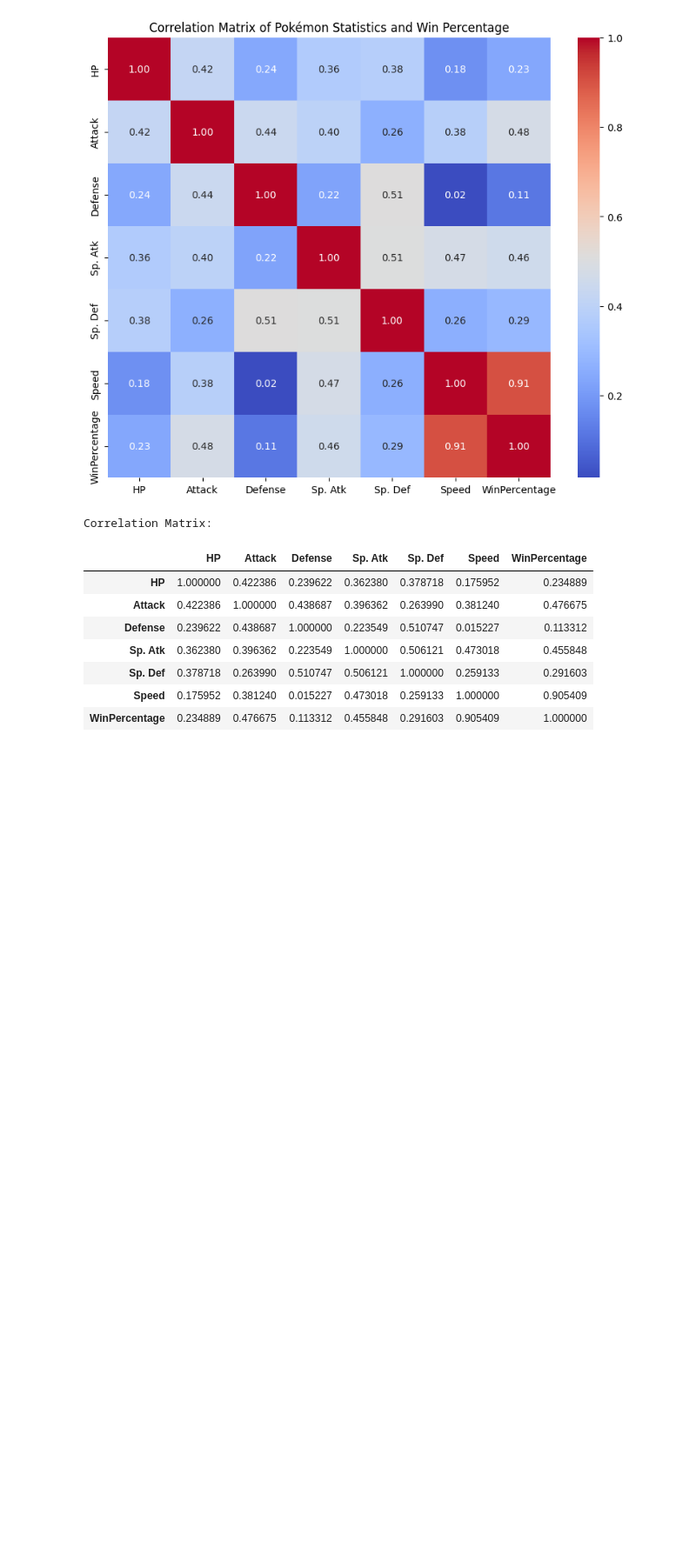
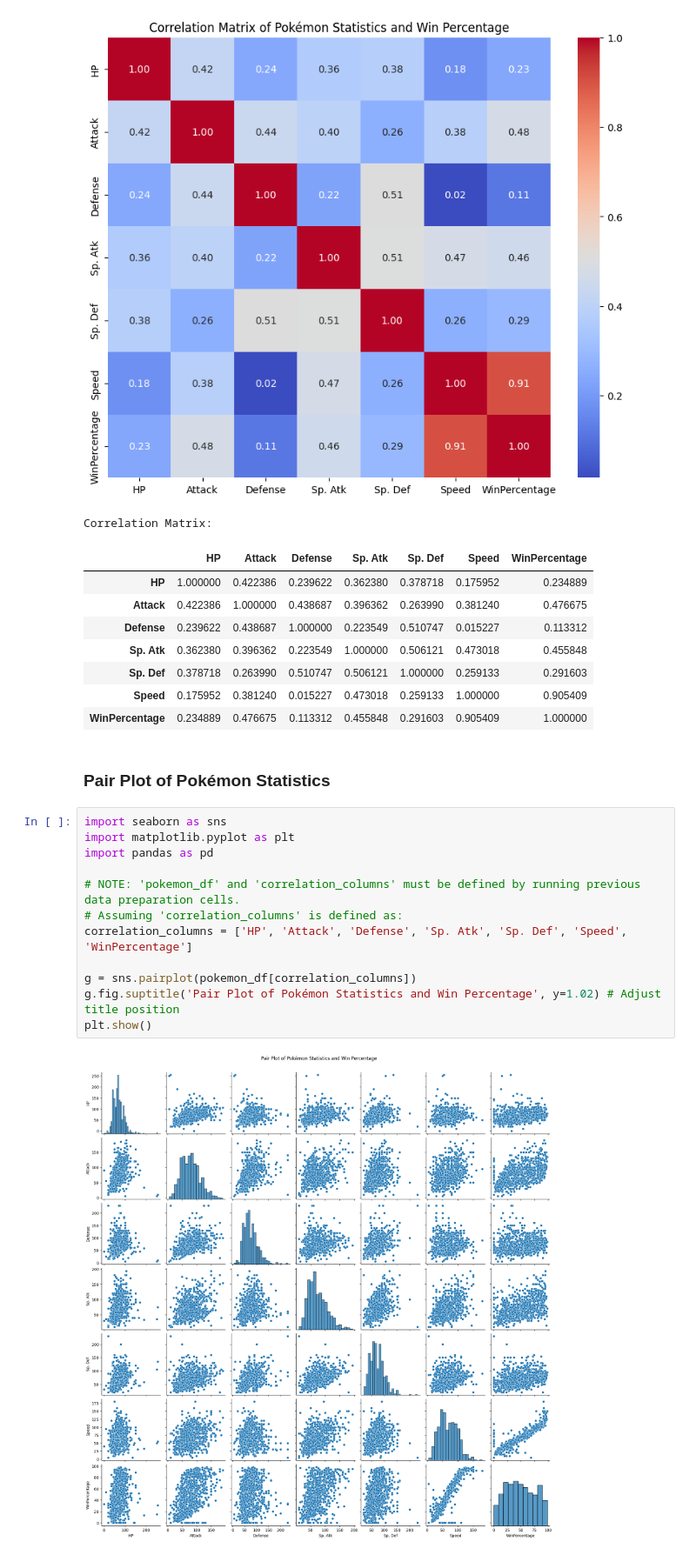
Before and after one commit to olympiomeless/DI_BootCamp_TTA, a Jupyter notebook: Week4/Day5/DailyChallenge/Daily.ipynb, the cells around one changed output. Shown at 87% size. Saved outputs shown, nothing was run; the diff lists cells and outputs as text; blank space fills up the shorter version.

```diff
--- a/Week4/Day5/DailyChallenge/Daily.ipynb
+++ b/Week4/Day5/DailyChallenge/Daily.ipynb
@@ -141,3 +141,19 @@ Correlation Matrix:
 | Sp. Def | 0.378718 | 0.263990 | 0.510747 | 0.506121 | 1.000000 | 0.259133 | 0.291603 |
 | Speed | 0.175952 | 0.381240 | 0.015227 | 0.473018 | 0.259133 | 1.000000 | 0.905409 |
 | WinPercentage | 0.234889 | 0.476675 | 0.113312 | 0.455848 | 0.291603 | 0.905409 | 1.000000 |
+# %% [markdown]
+### Pair Plot of Pokémon Statistics
+# %%
+import seaborn as sns
+import matplotlib.pyplot as plt
+import pandas as pd
+
+# NOTE: 'pokemon_df' and 'correlation_columns' must be defined by running previous data preparation cells.
+# Assuming 'correlation_columns' is defined as:
+correlation_columns = ['HP', 'Attack', 'Defense', 'Sp. Atk', 'Sp. Def', 'Speed', 'WinPercentage']
+
+g = sns.pairplot(pokemon_df[correlation_columns])
+g.fig.suptitle('Pair Plot of Pokémon Statistics and Win Percentage', y=1.02) # Adjust title position
+plt.show()
+# %% [output]
+[figure, added]
```
Also changed, not shown: parts of 7 cells of this notebook.
